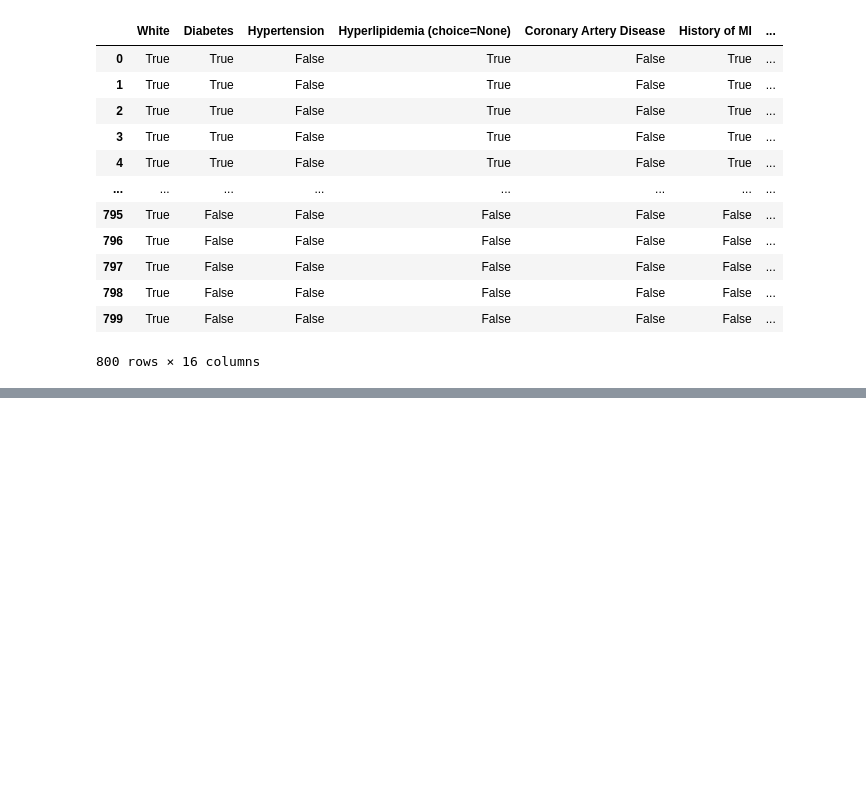
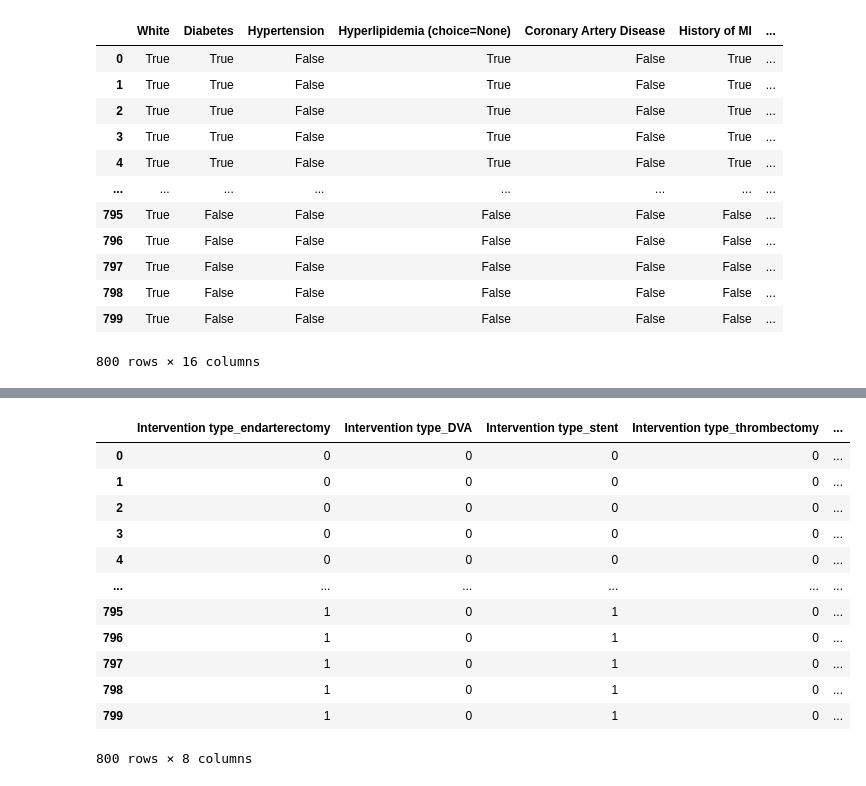
Before and after one commit to kstack21/CapstoneC2023, a Jupyter notebook: steps.ipynb, the cells around one changed output, grey strips where cells are left out. Cells and saved outputs as stored; diff of their text form; code cells hidden in the pictures; blank space fills up the shorter version.

```diff
--- a/steps.ipynb
+++ b/steps.ipynb
@@ -495,0 +714,24 @@ clean_df[columns_to_convert]
+# %%
+# Dummy encode intervention types
+selected_intervention = []
+for intervention in unique_intervention:
+    column_name = 'Intervention type_'+intervention
+    clean_df[column_name] = clean_df['Intervention Type'].str.contains(intervention).astype(int)
+    selected_intervention.append(column_name)
+
+selected_intervention.append('Intervention Type')
+clean_df[selected_intervention]
+# %% [output]
+|  | Intervention type_endarterectomy | Intervention type_DVA | Intervention type_stent | Intervention type_thrombectomy | ... |
+| 0 | 0 | 0 | 0 | 0 | ... |
+| 1 | 0 | 0 | 0 | 0 | ... |
+| 2 | 0 | 0 | 0 | 0 | ... |
+| 3 | 0 | 0 | 0 | 0 | ... |
+| 4 | 0 | 0 | 0 | 0 | ... |
+| ... | ... | ... | ... | ... | ... |
+| 795 | 1 | 0 | 1 | 0 | ... |
+| 796 | 1 | 0 | 1 | 0 | ... |
+| 797 | 1 | 0 | 1 | 0 | ... |
+| 798 | 1 | 0 | 1 | 0 | ... |
+| 799 | 1 | 0 | 1 | 0 | ... |
+800 rows × 8 columns
```
Also changed, not shown: parts of 49 cells of this notebook, 3 other files.
